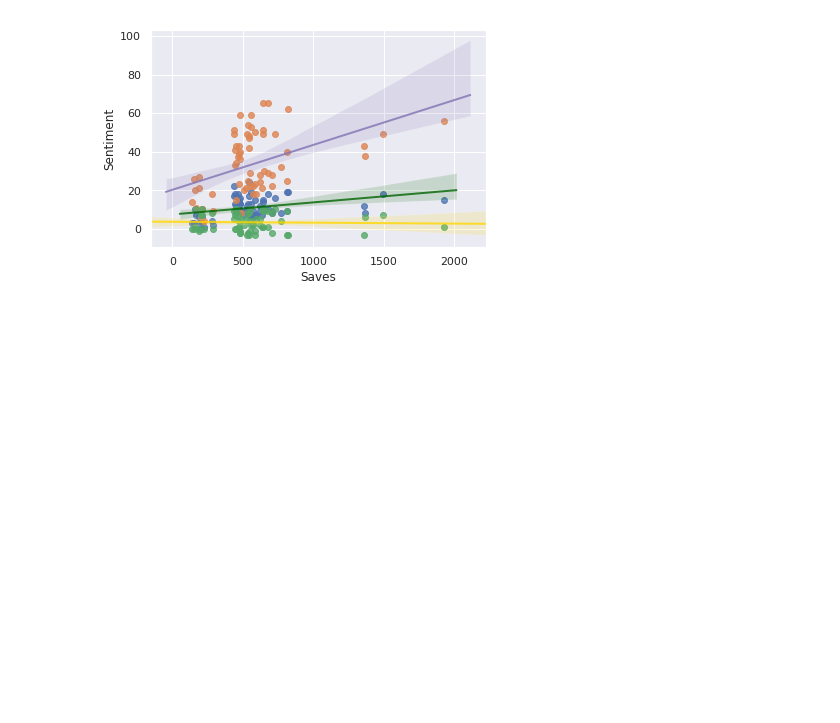
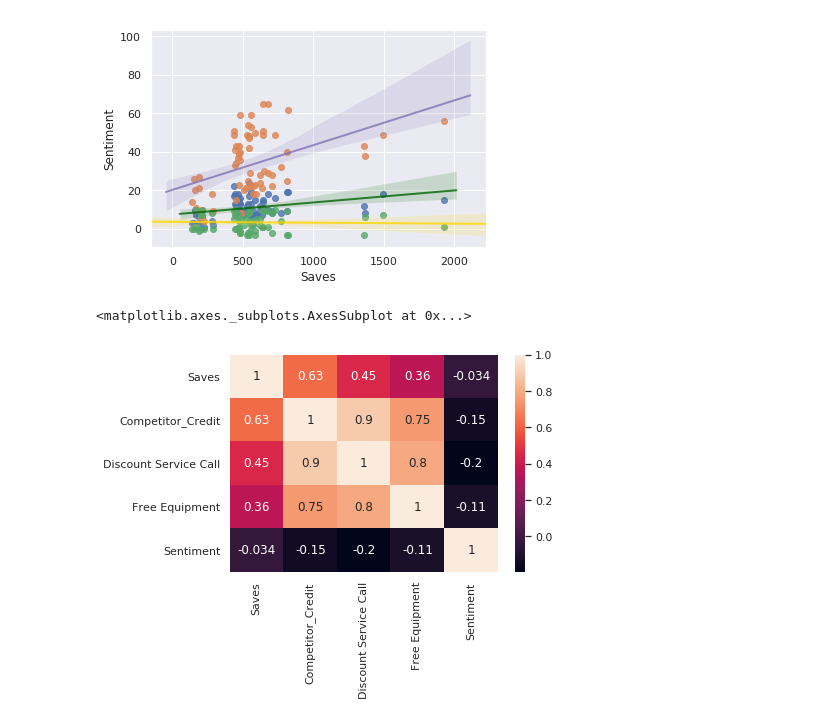
Before and after one commit to skappal7/Data-Science-Projects-Prototypes, a Jupyter notebook: Visualizations.ipynb, the cells around one changed output. Cells and saved outputs as stored; diff of their text form; code cells hidden in the pictures; blank space fills up the shorter version.

```diff
--- a/Visualizations.ipynb
+++ b/Visualizations.ipynb
@@ -131,3 +182,9 @@ sns.regplot(x=df["Saves"],y=df["Sentiment"], line_kws={"color":"gold","alpha":0.
 # %% [output]
 <matplotlib.axes._subplots.AxesSubplot at 0x...>
 [figure]
+# %%
+
+sns.heatmap(df.corr(), annot=True)
+# %% [output]
+<matplotlib.axes._subplots.AxesSubplot at 0x...>
+[figure, added]
```
Also changed, not shown: parts of 27 cells of this notebook.
